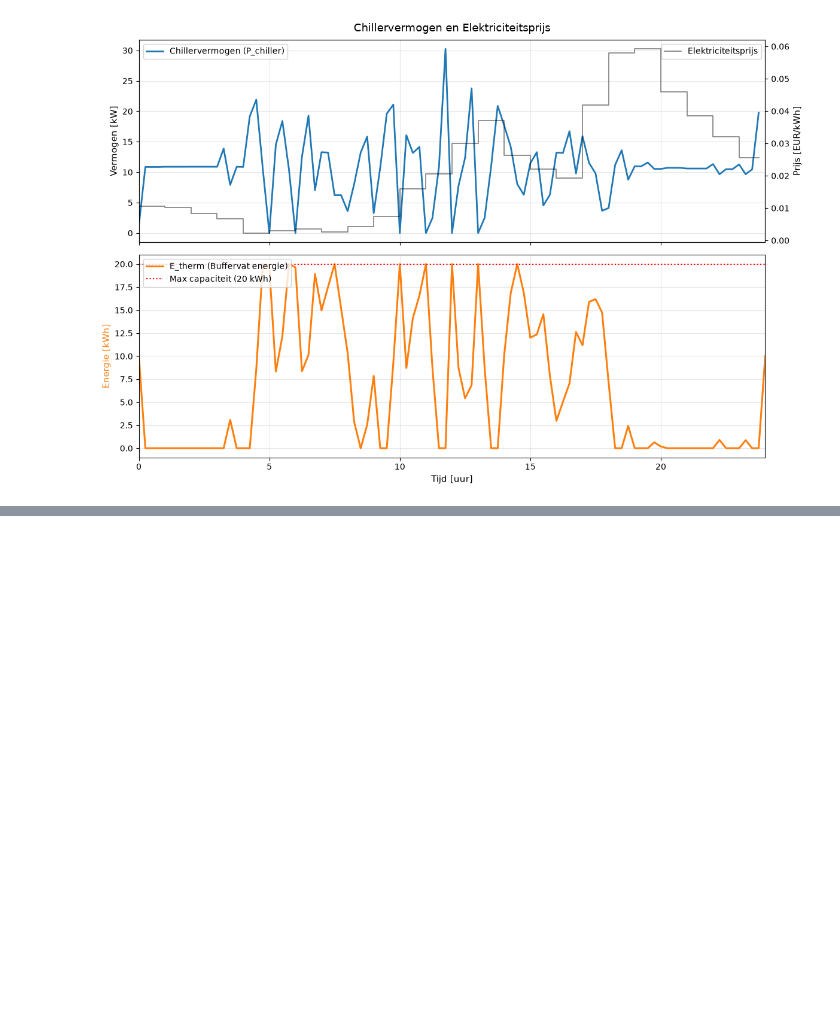
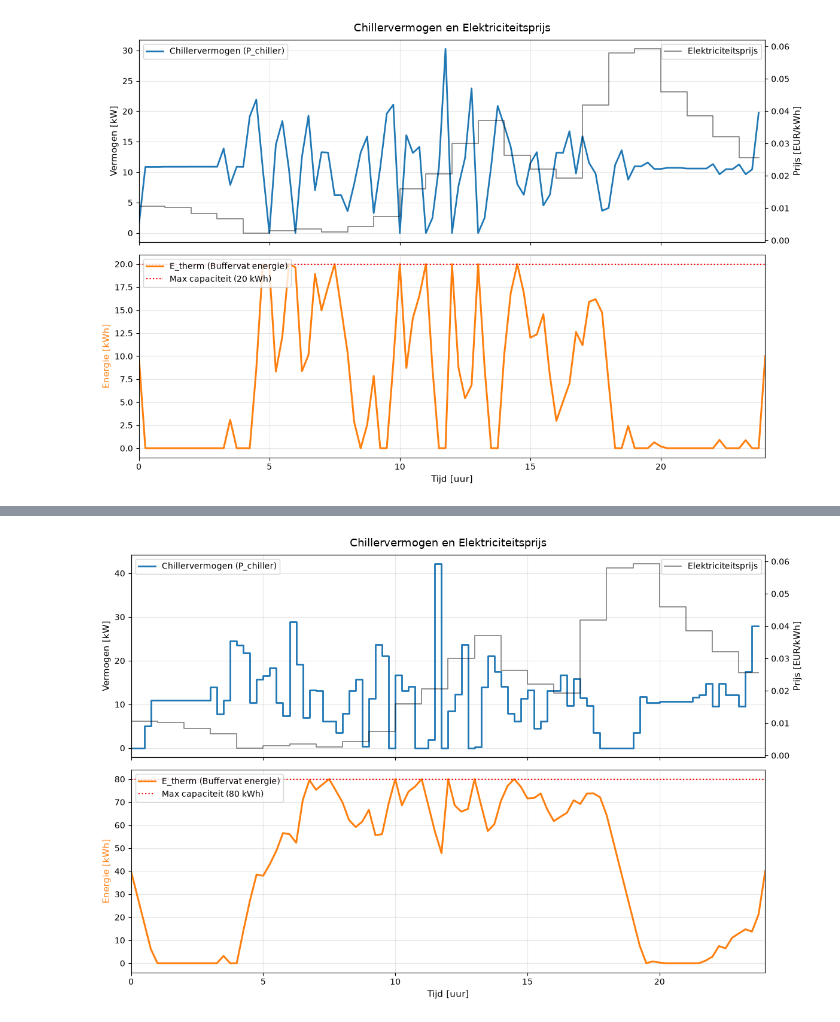
Before and after one commit to sem-aerts-05/Eindwerk, a Jupyter notebook: Eerste optimalisatie chiller_buffervat.ipynb, the cells around one changed output, grey strips where cells are left out. Cells and saved outputs as stored; diff of their text form; code cells hidden in the pictures; blank space fills up the shorter version.

Commit message:
Update: chiller optimalisatie script met capaciteitstarief en 10m3 buffervat

```diff
--- a/Eerste optimalisatie chiller_buffervat.ipynb
+++ b/Eerste optimalisatie chiller_buffervat.ipynb
@@ -820,0 +974,60 @@ plt.show()
+# %%
+# =============================================================================
+# 5. VISUALISATIE
+# =============================================================================
+
+fig, (ax1, ax2) = plt.subplots(2, 1, figsize=(12, 8), sharex=True)
+
+# Subplot 1: Chillervermogen & Elektriciteitsprijs
+ax1.step(
+    time_h,
+    res["P_chiller"],
+    color="tab:blue",
+    linewidth=2,
+    label="Chillervermogen (P_chiller)",
+)
+ax1.set_ylabel("Vermogen [kW]", fontsize=11)
+ax1.grid(alpha=0.3)
+ax1.legend(loc="upper left")
+ax1.set_title(
+    "Chillervermogen en Elektriciteitsprijs",
+    fontsize=13,
+    pad=10,
+)
+
+ax1b = ax1.twinx()
+ax1b.step(
+    time_h,
+    price,
+    where="post",
+    color="black",
+    linewidth=1.2,
+    alpha=0.5,
+    label="Elektriciteitsprijs",
+)
+ax1b.set_ylabel("Prijs [EUR/kWh]", color="black", fontsize=11)
+ax1b.tick_params(axis="y", labelcolor="black")
+ax1b.legend(loc="upper right")
+
+# Subplot 2: Buffervat (E_therm)
+time_h_full = np.arange(N_STEPS + 1) * dt
+ax2.plot(
+    time_h_full,
+    res["E_therm"],
+    color="tab:orange",
+    linewidth=2.2,
+    label="E_therm (Buffervat energie)",
+)
+ax2.axhline(
+    E_therm_max, color="red", linestyle=":", label=f"Max capaciteit ({E_therm_max:.0f} kWh)"
+)
+ax2.set_xlabel("Tijd [uur]", fontsize=11)
+ax2.set_ylabel("Energie [kWh]", color="tab:orange", fontsize=11)
+ax2.set_xlim(0, 24)
+ax2.grid(alpha=0.3)
+ax2.legend(loc="upper left")
+
+fig.tight_layout()
+plt.show()
+# %% [output]
+[figure, added]
```
Also changed, not shown: parts of 6 cells of this notebook, 2 other files.
